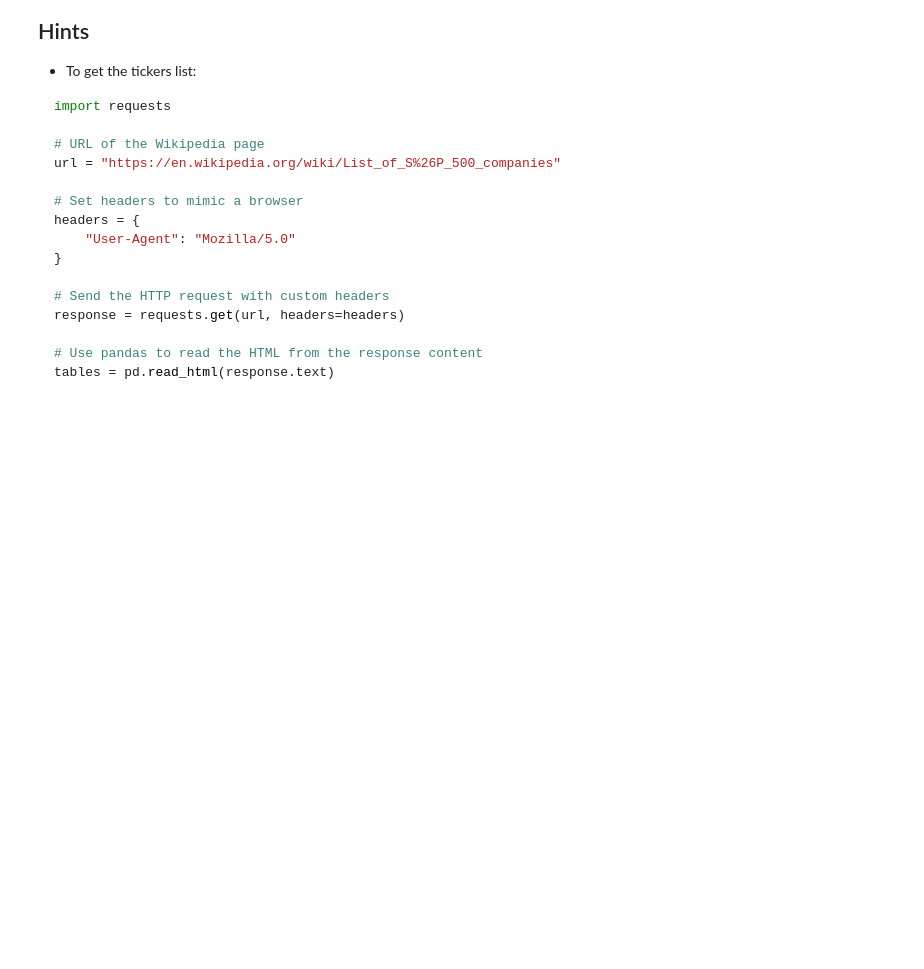
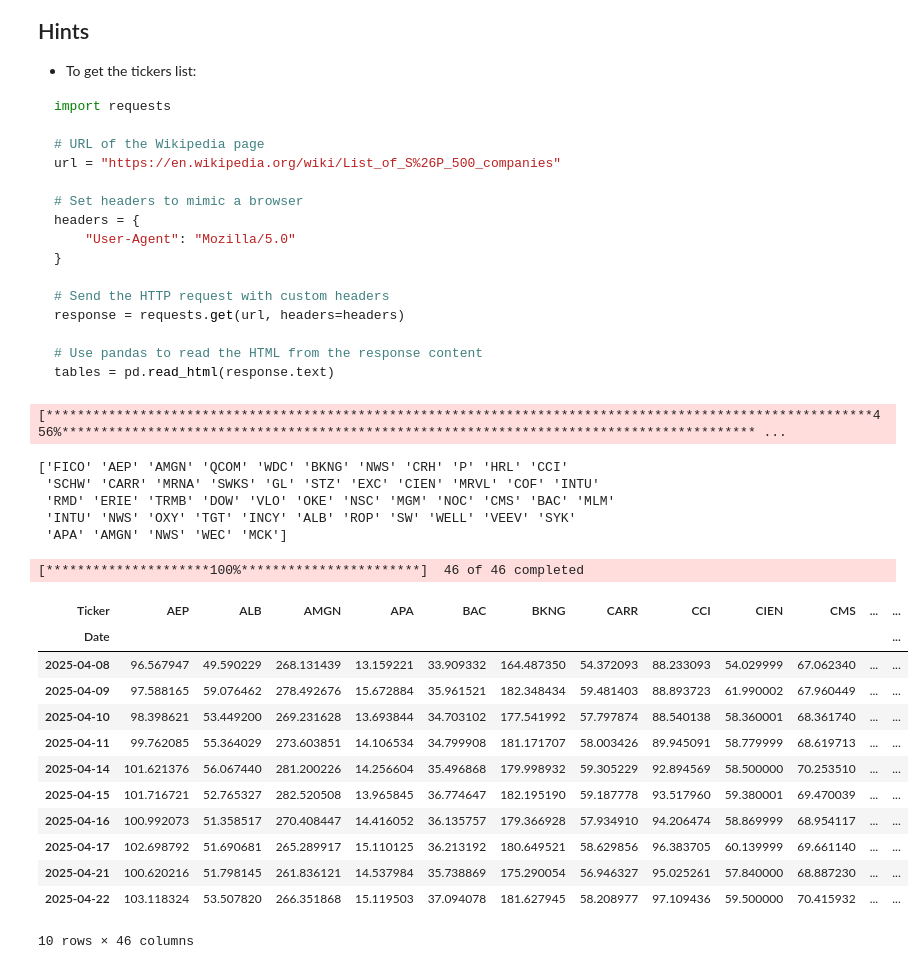
Before and after one commit to RaoulSinde/python-222, a Jupyter notebook: python_session_5.ipynb, the cells around one changed output. Cells and saved outputs as stored; diff of their text form; code cells hidden in the pictures; blank space fills up the shorter version.

```diff
--- a/python_session_5.ipynb
+++ b/python_session_5.ipynb
@@ -283,0 +288,40 @@ tables = pd.read_html(response.text)
+# %%
+import requests
+
+url = "https://en.wikipedia.org/wiki/List_of_S%26P_500_companies"
+headers = {
+    "User-Agent": "Mozilla/5.0"
+}
+response = requests.get(url, headers=headers)
+tables = pd.read_html(response.text)
+# %% [output]
+[**********************************************************************************************************456%***************************************************************************************** ...
+# %%
+tickers=tables[0]['Symbol'].to_list()
+tickers_subset=np.random.choice(tickers,50,replace='False')
+print(tickers_subset)
+# %% [output]
+['FICO' 'AEP' 'AMGN' 'QCOM' 'WDC' 'BKNG' 'NWS' 'CRH' 'P' 'HRL' 'CCI'
+ 'SCHW' 'CARR' 'MRNA' 'SWKS' 'GL' 'STZ' 'EXC' 'CIEN' 'MRVL' 'COF' 'INTU'
+ 'RMD' 'ERIE' 'TRMB' 'DOW' 'VLO' 'OKE' 'NSC' 'MGM' 'NOC' 'CMS' 'BAC' 'MLM'
+ 'INTU' 'NWS' 'OXY' 'TGT' 'INCY' 'ALB' 'ROP' 'SW' 'WELL' 'VEEV' 'SYK'
+ 'APA' 'AMGN' 'NWS' 'WEC' 'MCK']
+# %%
+data=yf.download(list(tickers_subset),period="365d")
+prices=data['Close']
+prices.head(10)
+# %% [output]
+[*********************100%***********************]  46 of 46 completed
+| Ticker | AEP | ALB | AMGN | APA | BAC | BKNG | CARR | CCI | CIEN | CMS | ... | ... |
+| Date |  |  |  |  |  |  |  |  |  |  |  | ... |
+| 2025-04-08 | 96.567947 | 49.590229 | 268.131439 | 13.159221 | 33.909332 | 164.487350 | 54.372093 | 88.233093 | 54.029999 | 67.062340 | ... | ... |
+| 2025-04-09 | 97.588165 | 59.076462 | 278.492676 | 15.672884 | 35.961521 | 182.348434 | 59.481403 | 88.893723 | 61.990002 | 67.960449 | ... | ... |
+| 2025-04-10 | 98.398621 | 53.449200 | 269.231628 | 13.693844 | 34.703102 | 177.541992 | 57.797874 | 88.540138 | 58.360001 | 68.361740 | ... | ... |
+| 2025-04-11 | 99.762085 | 55.364029 | 273.603851 | 14.106534 | 34.799908 | 181.171707 | 58.003426 | 89.945091 | 58.779999 | 68.619713 | ... | ... |
+| 2025-04-14 | 101.621376 | 56.067440 | 281.200226 | 14.256604 | 35.496868 | 179.998932 | 59.305229 | 92.894569 | 58.500000 | 70.253510 | ... | ... |
+| 2025-04-15 | 101.716721 | 52.765327 | 282.520508 | 13.965845 | 36.774647 | 182.195190 | 59.187778 | 93.517960 | 59.380001 | 69.470039 | ... | ... |
+| 2025-04-16 | 100.992073 | 51.358517 | 270.408447 | 14.416052 | 36.135757 | 179.366928 | 57.934910 | 94.206474 | 58.869999 | 68.954117 | ... | ... |
+| 2025-04-17 | 102.698792 | 51.690681 | 265.289917 | 15.110125 | 36.213192 | 180.649521 | 58.629856 | 96.383705 | 60.139999 | 69.661140 | ... | ... |
+| 2025-04-21 | 100.620216 | 51.798145 | 261.836121 | 14.537984 | 35.738869 | 175.290054 | 56.946327 | 95.025261 | 57.840000 | 68.887230 | ... | ... |
+| 2025-04-22 | 103.118324 | 53.507820 | 266.351868 | 15.119503 | 37.094078 | 181.627945 | 58.208977 | 97.109436 | 59.500000 | 70.415932 | ... | ... |
+10 rows × 46 columns
```
Also changed, not shown: parts of 14 cells of this notebook.
